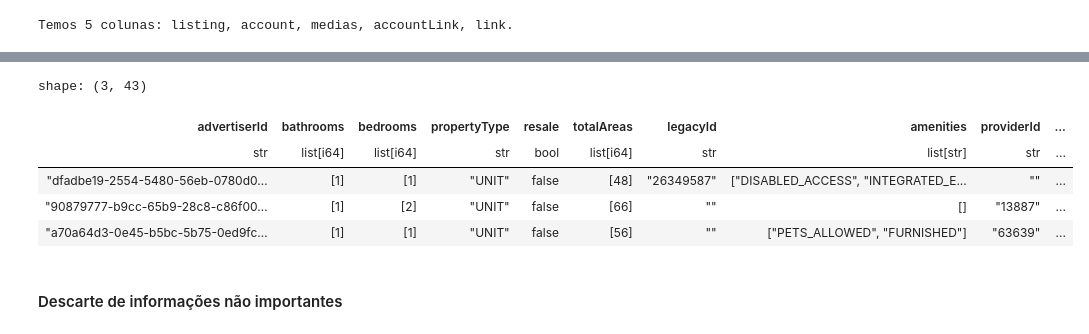
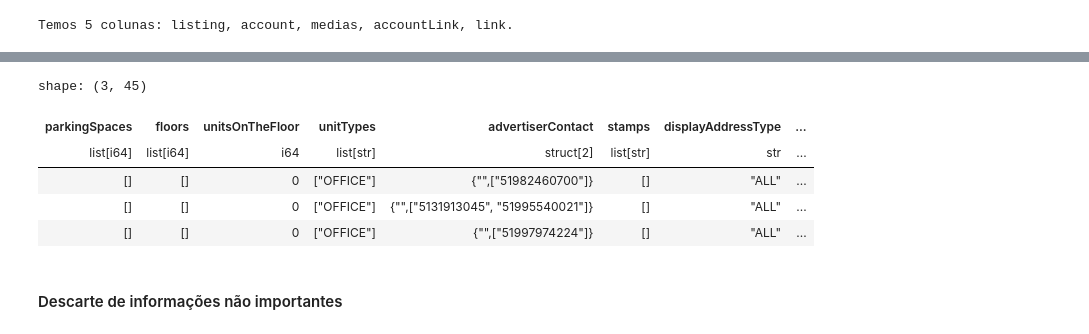
Before and after one commit to mwesthelle/sinking_real_estate, a Jupyter notebook: analysis/eda.ipynb, the cells around one changed output, grey strips where cells are left out. Cells and saved outputs as stored; diff of their text form; code cells hidden in the pictures.

```diff
--- a/analysis/eda.ipynb
+++ b/analysis/eda.ipynb
@@ -23,0 +29,6 @@ neighborhoods_df_map = {neighborhood: pl.scan_ndjson(f"data/{neighborhood}_listi
+# %%
+for name, df in neighborhoods_df_map.items():
+    print(name)
+    print("=" * len(name))
+    print(df.schema)
+    print()
@@ -36,7 +66,7 @@ shape: (2, 5)
 # %%
 total = 0
 for neighborhood, df in neighborhoods_df_map.items():
-    df_height = df.select(pl.len()).collect().item()
+    df_height = df.select(pl.len()).item()
     print(f"{neighborhood}: {df_height}")
     total += df_height
 print(f"Total: {total}")
@@ -60,17 +102,25 @@ Aplainamos a estrutura para simplificar a análise.
 # %%
 listings_df_map = {
-    neighborhood: df.select(pl.col("listing").struct.unnest())
+    neighborhood: df.select([
+        pl.col("listing").struct.unnest(),
+        pl.col("link").struct.field("href").alias("link_href")
+    ])
     for neighborhood, df in neighborhoods_df_map.items()
 }
+# %%
+for name, df in listings_df_map.items():
+    listings_df_map[name] = listings_df_map[name].with_columns(
+        pl.lit(name).alias("neighborhood")
+    )
 # %%
-listings_df_map["cidade_baixa"].head(3).collect()
+listings_df_map["centro_historico"].head(3)
 # %% [output]
-shape: (3, 43)
+shape: (3, 45)
-| advertiserId | bathrooms | bedrooms | propertyType | resale | totalAreas | legacyId | amenities | providerId | ... |
-| str | list[i64] | list[i64] | str | bool | list[i64] | str | list[str] | str | ... |
-| "dfadbe19-2554-5480-56eb-0780d0… | [1] | [1] | "UNIT" | false | [48] | "26349587" | ["DISABLED_ACCESS", "INTEGRATED_E... | "" | ... |
-| "90879777-b9cc-65b9-28c8-c86f00… | [1] | [2] | "UNIT" | false | [66] | "" | [] | "13887" | ... |
-| "a70a64d3-0e45-b5bc-5b75-0ed9fc… | [1] | [1] | "UNIT" | false | [56] | "" | ["PETS_ALLOWED", "FURNISHED"] | "63639" | ... |
+| parkingSpaces | floors | unitsOnTheFloor | unitTypes | advertiserContact | stamps | displayAddressType | ... |
+| list[i64] | list[i64] | i64 | list[str] | struct[2] | list[str] | str | ... |
+| [] | [] | 0 | ["OFFICE"] | {"",["51982460700"]} | [] | "ALL" | ... |
+| [] | [] | 0 | ["OFFICE"] | {"",["5131913045", "51995540021"]} | [] | "ALL" | ... |
+| [] | [] | 0 | ["OFFICE"] | {"",["51997974224"]} | [] | "ALL" | ... |
 # %% [markdown]
 #### Descarte de informações não importantes
 # %% [markdown]
```
Also changed, not shown: parts of 42 cells of this notebook, 1 other file.
